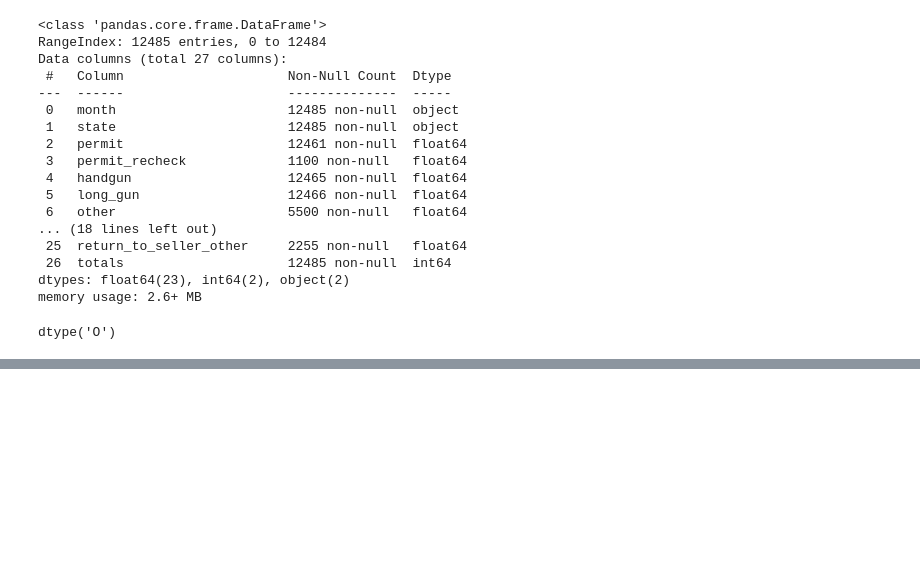
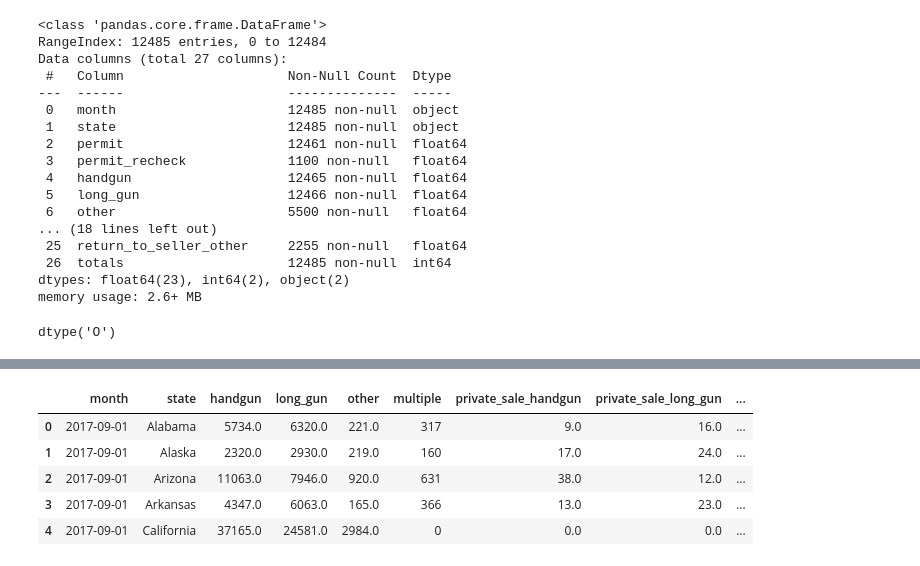
Before and after one commit to dezertdweller/fbi-gun-background-checks, a Jupyter notebook: cleaning-verification.ipynb, the cells around one changed output, grey strips where cells are left out. Saved outputs shown, nothing was run; the diff lists cells and outputs as text; code cells hidden in the pictures; blank space fills up the shorter version.

Commit message:
Verified changes to FBI data.

```diff
--- a/cleaning-verification.ipynb
+++ b/cleaning-verification.ipynb
@@ -205,0 +230,2 @@ dtype('O')
+# %%
+df = pd.read_csv('/Users/katialopes-gilbert/data-files/ncis-and-census-data/gun_data_clean.csv')
@@ -205,0 +255,9 @@ dtype('O')
+# %%
+df.head()
+# %% [output]
+|  | month | state | handgun | long_gun | other | multiple | private_sale_handgun | private_sale_long_gun | ... |
+| 0 | 2017-09-01 | Alabama | 5734.0 | 6320.0 | 221.0 | 317 | 9.0 | 16.0 | ... |
+| 1 | 2017-09-01 | Alaska | 2320.0 | 2930.0 | 219.0 | 160 | 17.0 | 24.0 | ... |
+| 2 | 2017-09-01 | Arizona | 11063.0 | 7946.0 | 920.0 | 631 | 38.0 | 12.0 | ... |
+| 3 | 2017-09-01 | Arkansas | 4347.0 | 6063.0 | 165.0 | 366 | 13.0 | 23.0 | ... |
+| 4 | 2017-09-01 | California | 37165.0 | 24581.0 | 2984.0 | 0 | 0.0 | 0.0 | ... |
```
Also changed, not shown: parts of 3 cells of this notebook.
